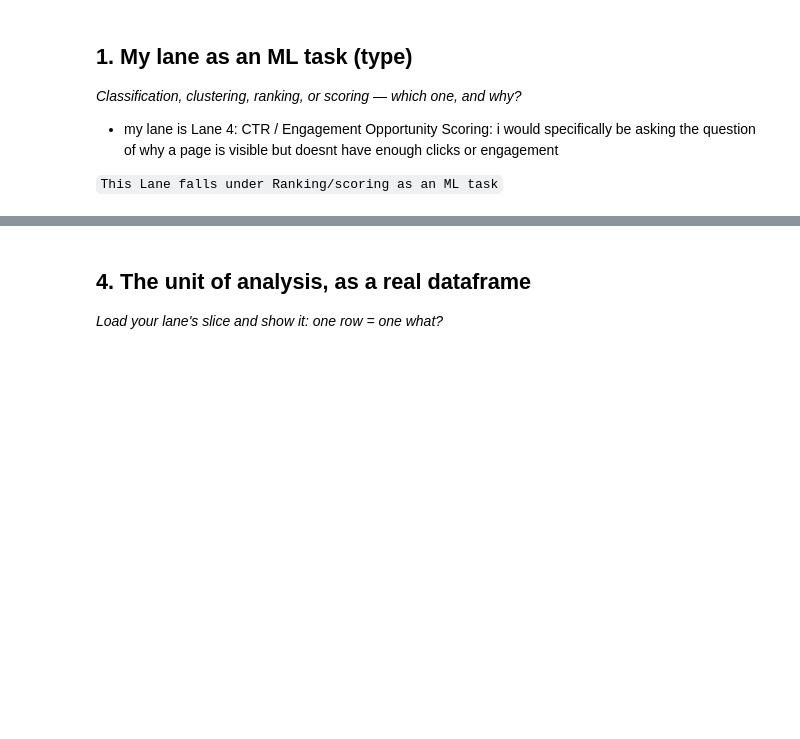
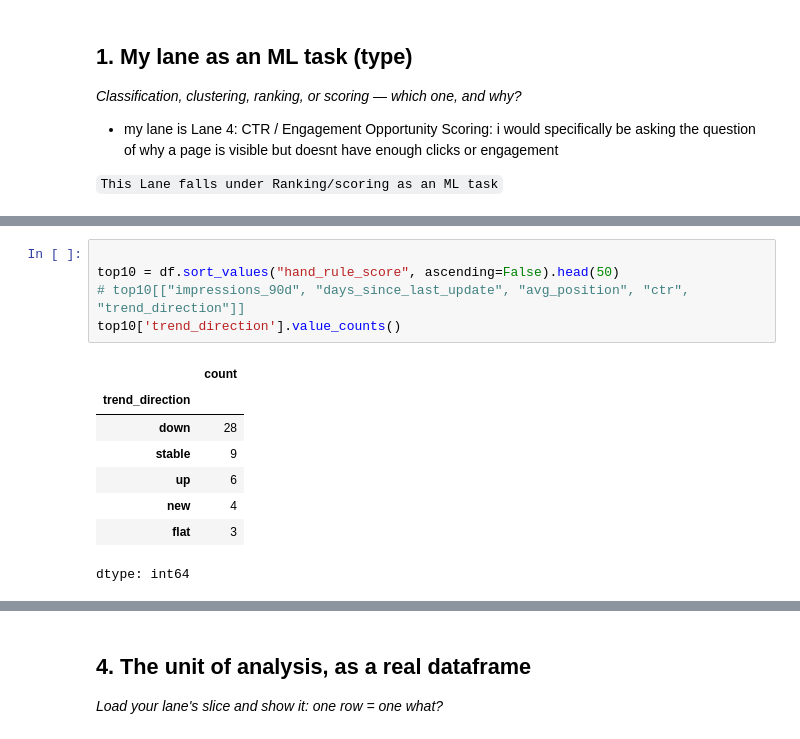
Before and after one commit to metrosmash/myflyrank-ml-internship, a Jupyter notebook: work/notebooks/w02_ml_task_framing.ipynb, the cells around one changed output, grey strips where cells are left out. Saved outputs shown, nothing was run; the diff lists cells and outputs as text; blank space fills up the shorter version.

```diff
--- a/work/notebooks/w02_ml_task_framing.ipynb
+++ b/work/notebooks/w02_ml_task_framing.ipynb
@@ -97,3 +101,17 @@ impressions_90d_100
+# %%
+
+top10 = df.sort_values("hand_rule_score", ascending=False).head(50)
+# top10[["impressions_90d", "days_since_last_update", "avg_position", "ctr", "trend_direction"]]
+top10['trend_direction'].value_counts()
+# %% [output]
+|  | count |
+| trend_direction |  |
+| down | 28 |
+| stable | 9 |
+| up | 6 |
+| new | 4 |
+| flat | 3 |
+dtype: int64
 # %% [markdown]
 ## 3. Success metric
 
```
Also changed, not shown: parts of 17 cells of this notebook.
